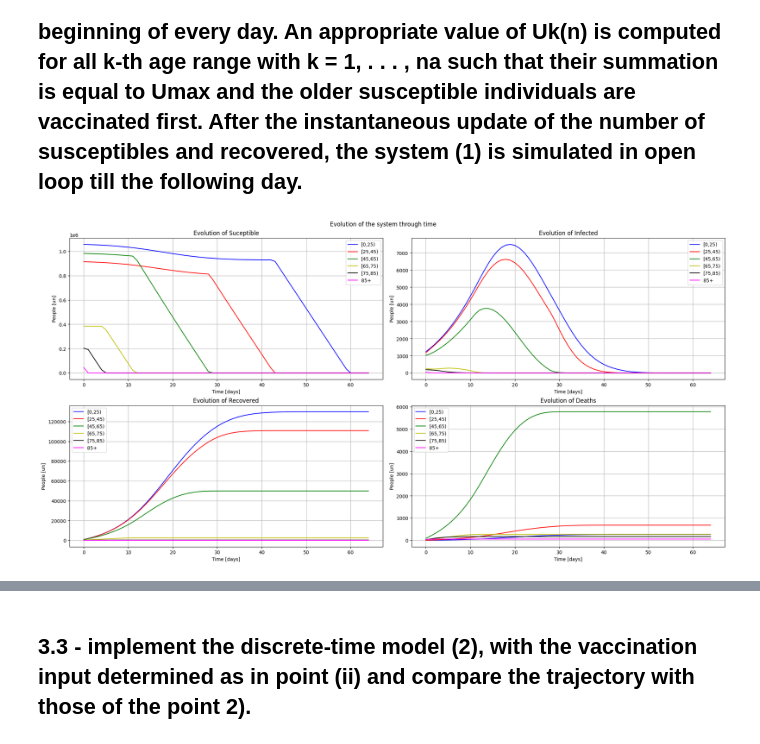
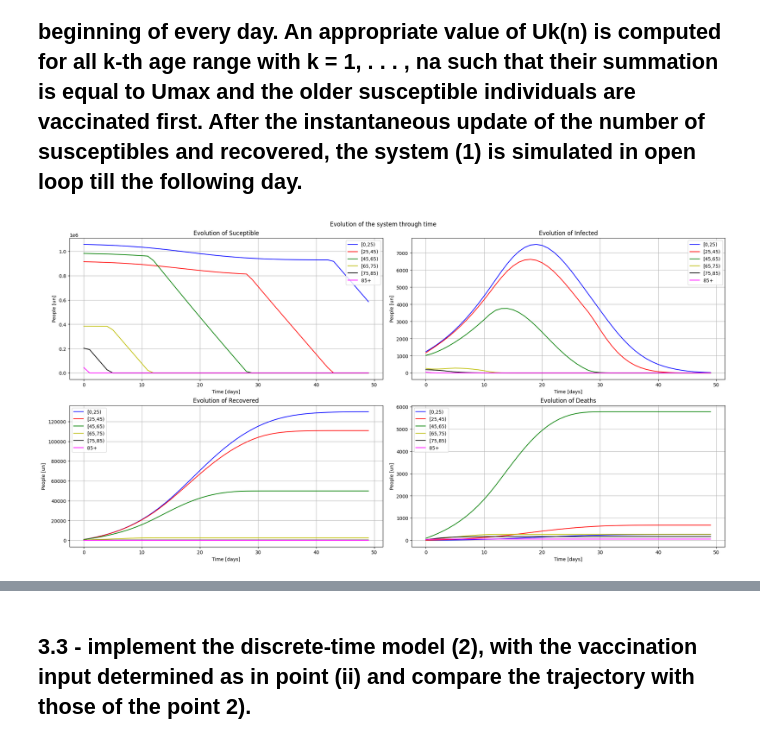
Before and after one commit to douglasmmachado/MPC, a Jupyter notebook: COVID-19.ipynb, the cells around one changed output, grey strips where cells are left out. Cells and saved outputs as stored; diff of their text form; code cells hidden in the pictures.

```diff
--- a/COVID-19.ipynb
+++ b/COVID-19.ipynb
@@ -202,14 +206,14 @@ y0 = np.concatenate([S, I, R, D])
 x = y0
 U = np.array([0,0,0,
               0,0,0]) # For a first step, I can use the U = 0 to test the system
-
-S_array = np.zeros(300).reshape(50,6)
-I_array = np.zeros(300).reshape(50,6)
-R_array = np.zeros(300).reshape(50,6)
-D_array = np.zeros(300).reshape(50,6)
+days = 50
+S_array = np.zeros(days*6).reshape(days,6)
+I_array = np.zeros(days*6).reshape(days,6)
+R_array = np.zeros(days*6).reshape(days,6)
+D_array = np.zeros(days*6).reshape(days,6)
 
 
-for day in range(50):
+for day in range(days):
   x = odeint(dxdt, x, [0,1], args=(C, U, gamr, gamd, lbd))
   x = x[1]
   S_array[day] = x[:6]
@@ -280,27 +342,27 @@ plot_x2(S_array, I_array, R_array, D_array, ranges)
 # %%
 y0 = np.concatenate([S, I, R, D])
 x = y0
-days = 65
+days = 50
 divisions = len(ranges)
 
 S_array = np.zeros(days * divisions).reshape(days,6)
 I_array = np.zeros(days * divisions).reshape(days,6)
 R_array = np.zeros(days * divisions).reshape(days,6)
 D_array = np.zeros(days * divisions).reshape(days,6)
 
 
 for day in range(days):
   Sk = x[:6]
   U = np.zeros(6)
   U = calculate_u(umax, Sk, U)
   x[:6] = x[:6] - U
   x = odeint(dxdt, x, [0,1], args=(C, 0, gamr, gamd, lbd))
   x = x[1]
   S_array[day] = x[:6]
   I_array[day] = x[6:12]
   R_array[day] = x[12:18]
   D_array[day] = x[18:24]
 
 plot_x(S_array, I_array, R_array, D_array, ranges)
 # %% [output]
-[figure, old version]
+[figure, new version]
```
Also changed, not shown: parts of 4 cells of this notebook.
